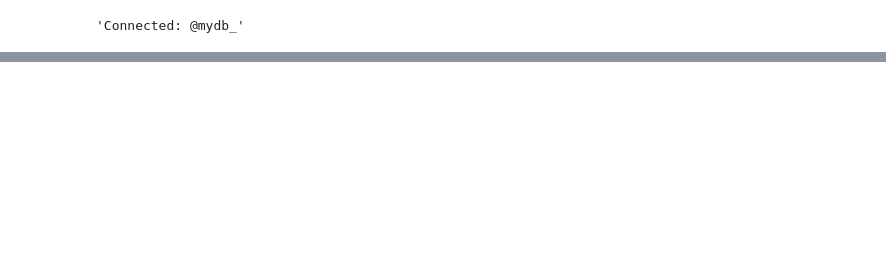
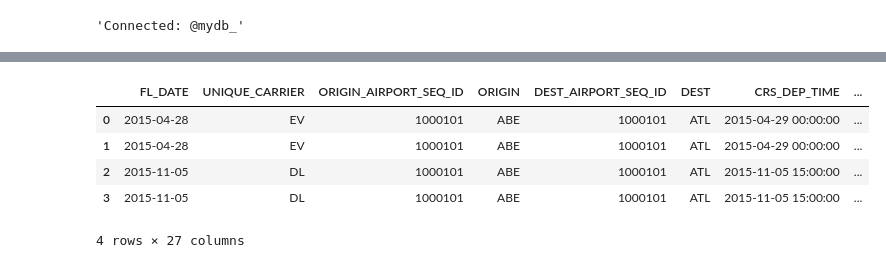
Before and after one commit to prakharsrivastava/powerbi, a Jupyter notebook: Data_Science_on_Google_Cloud_Platform_7.ipynb, the cells around one changed output, grey strips where cells are left out. Cells and saved outputs as stored; diff of their text form; code cells hidden in the pictures; blank space fills up the shorter version.

```diff
--- a/Data_Science_on_Google_Cloud_Platform_7.ipynb
+++ b/Data_Science_on_Google_Cloud_Platform_7.ipynb
@@ -31,0 +63,12 @@ sqlite:///mydb_
+# %%
+import pandas as pd
+
+flight = pd.read_json('all_events-00000-of-00001',lines=True)
+flight
+# %% [output]
+|  | FL_DATE | UNIQUE_CARRIER | ORIGIN_AIRPORT_SEQ_ID | ORIGIN | DEST_AIRPORT_SEQ_ID | DEST | CRS_DEP_TIME | ... |
+| 0 | 2015-04-28 | EV | 1000101 | ABE | 1000101 | ATL | 2015-04-29 00:00:00 | ... |
+| 1 | 2015-04-28 | EV | 1000101 | ABE | 1000101 | ATL | 2015-04-29 00:00:00 | ... |
+| 2 | 2015-11-05 | DL | 1000101 | ABE | 1000101 | ATL | 2015-11-05 15:00:00 | ... |
+| 3 | 2015-11-05 | DL | 1000101 | ABE | 1000101 | ATL | 2015-11-05 15:00:00 | ... |
+4 rows × 27 columns
```
Also changed, not shown: parts of 12 cells of this notebook.
